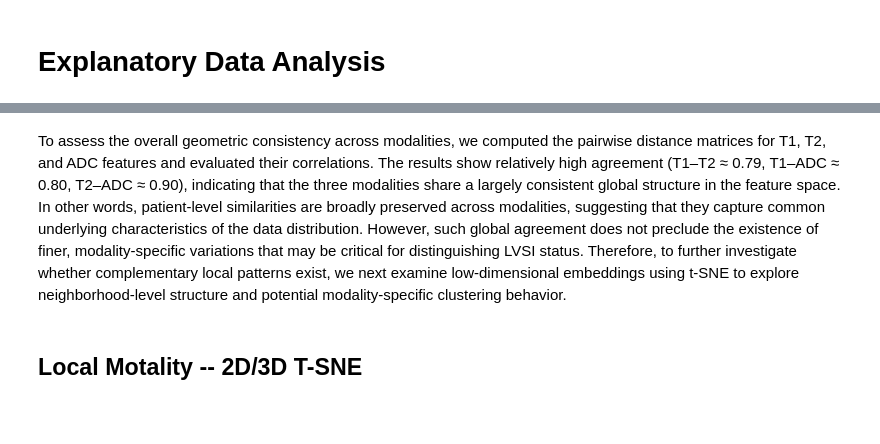
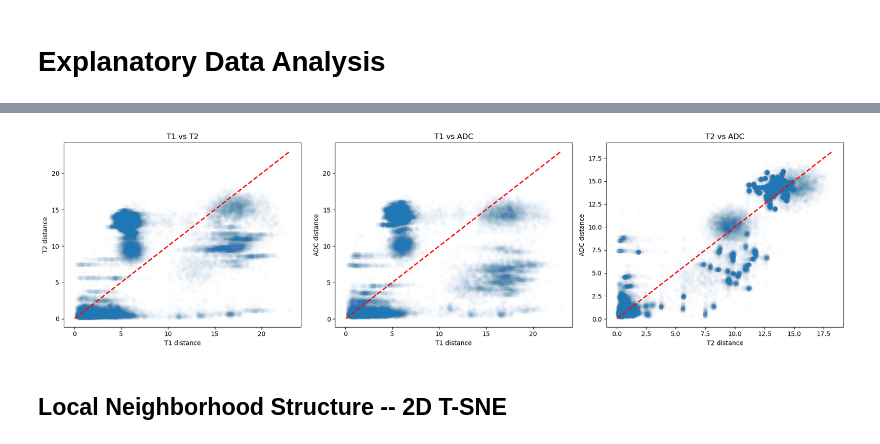
Before and after one commit to wpuzhu/STATS507-Coursework, a Jupyter notebook: code/Explanatory_Data_Analysis.ipynb, the cells around one changed output, grey strips where cells are left out. Saved outputs shown, nothing was run; the diff lists cells and outputs as text; code cells hidden in the pictures; blank space fills up the shorter version.

```diff
--- a/code/Explanatory_Data_Analysis.ipynb
+++ b/code/Explanatory_Data_Analysis.ipynb
@@ -175,5 +456,37 @@ plt.show()
-# %% [markdown]
-To assess the overall geometric consistency across modalities, we computed the pairwise distance matrices for T1, T2, and ADC features and evaluated their correlations. The results show relatively high agreement (T1–T2 ≈ 0.79, T1–ADC ≈ 0.80, T2–ADC ≈ 0.90), indicating that the three modalities share a largely consistent global structure in the feature space. In other words, patient-level similarities are broadly preserved across modalities, suggesting that they capture common underlying characteristics of the data distribution. However, such global agreement does not preclude the existence of finer, modality-specific variations that may be critical for distinguishing LVSI status. Therefore, to further investigate whether complementary local patterns exist, we next examine low-dimensional embeddings using t-SNE to explore neighborhood-level structure and potential modality-specific clustering behavior.
+# %%
+fig, axes = plt.subplots(1, 3, figsize=(18, 5))
+
+# -------- T1 vs T2 --------
+axes[0].scatter(d_t1[idx], d_t2[idx], alpha=0.01)
+min_val = min(d_t1[idx].min(), d_t2[idx].min())
+max_val = max(d_t1[idx].max(), d_t2[idx].max())
+axes[0].plot([min_val, max_val], [min_val, max_val], 'r--', linewidth=2)
+axes[0].set_xlabel("T1 distance")
+axes[0].set_ylabel("T2 distance")
+axes[0].set_title("T1 vs T2")
+
+# -------- T1 vs ADC --------
+axes[1].scatter(d_t1[idx], d_adc[idx], alpha=0.01)
+min_val = min(d_t1[idx].min(), d_adc[idx].min())
+max_val = max(d_t1[idx].max(), d_adc[idx].max())
+axes[1].plot([min_val, max_val], [min_val, max_val], 'r--', linewidth=2)
+axes[1].set_xlabel("T1 distance")
+axes[1].set_ylabel("ADC distance")
+axes[1].set_title("T1 vs ADC")
+
+# -------- T2 vs ADC --------
+axes[2].scatter(d_t2[idx], d_adc[idx], alpha=0.01)
+min_val = min(d_t2[idx].min(), d_adc[idx].min())
+max_val = max(d_t2[idx].max(), d_adc[idx].max())
+axes[2].plot([min_val, max_val], [min_val, max_val], 'r--', linewidth=2)
+axes[2].set_xlabel("T2 distance")
+axes[2].set_ylabel("ADC distance")
+axes[2].set_title("T2 vs ADC")
+
+plt.tight_layout()
+plt.show()
+# %% [output]
+[figure, added]
 # %% [markdown]
-## Local Motality -- 2D/3D T-SNE
+## Local Neighborhood Structure -- 2D T-SNE
 # %%
```
Also changed, not shown: parts of 21 cells of this notebook, 3 other files.
